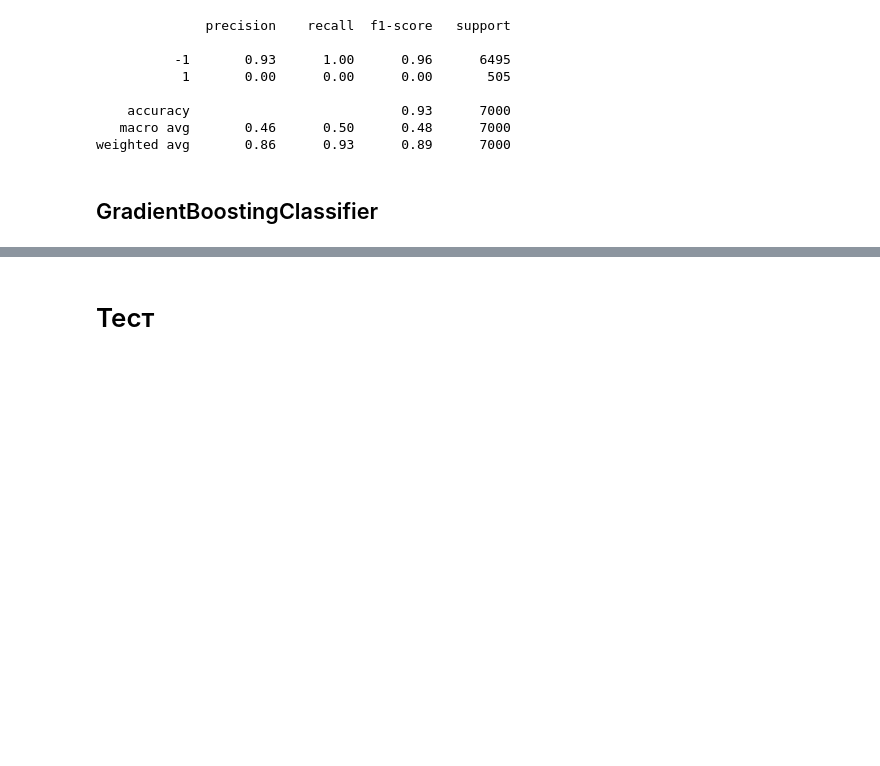
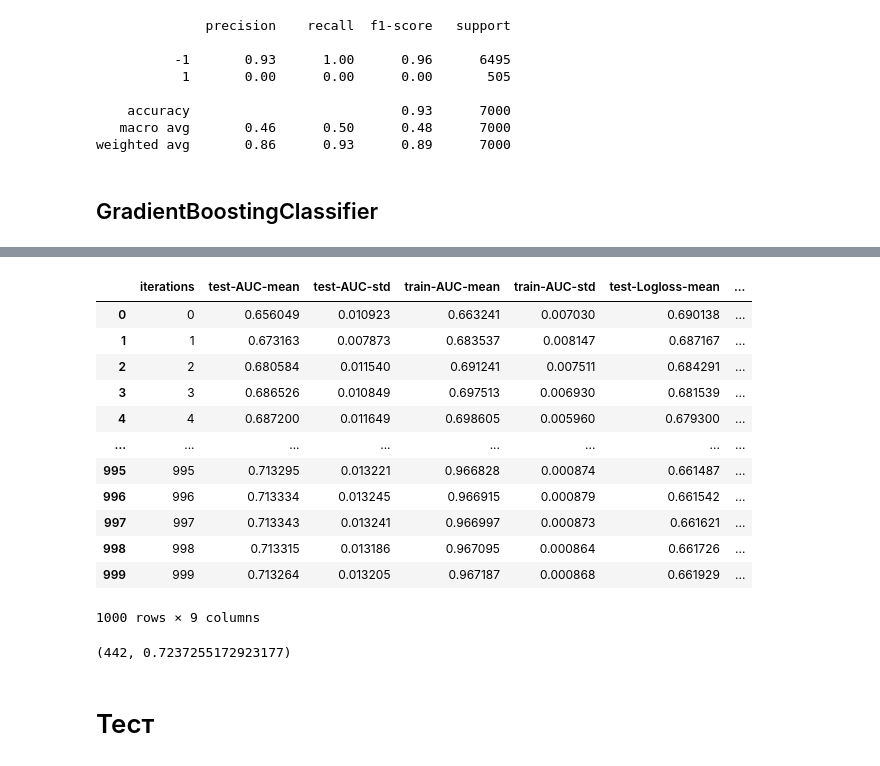
Before and after one commit to Uniholder/Specialization-Yandex-MIPT, a Jupyter notebook: 6_Final_projects/2_churn_prediction/week_3.ipynb, the cells around one changed output, grey strips where cells are left out. Drawn from its saved outputs; the diff is of its cells as text; code cells hidden in the pictures; blank space fills up the shorter version.

```diff
--- a/6_Final_projects/2_churn_prediction/week_3.ipynb
+++ b/6_Final_projects/2_churn_prediction/week_3.ipynb
@@ -117,6 +117,6 @@ from catboost import CatBoostClassifier
 # %%
 X, y = df_train_enc, df_train['target']
-cv = StratifiedShuffleSplit(random_state=0)
+cv = StratifiedShuffleSplit(random_state=0, )
 # %%
 X_train, X_val, y_train, y_val = train_test_split(X, y, test_size=0.2)
 # %% [markdown]
@@ -216,7 +216,7 @@ weighted avg       0.87      0.70      0.77      7000
 # %%
 rfc = RandomForestClassifier(oob_score=True)
 # %%
-rfc.fit(X_train, y_train)
+rfc.fit(X, y)
 # %% [output]
 RandomForestClassifier(oob_score=True)
 # %%
@@ -297,0 +280,16 @@ weighted avg       0.89      0.92      0.89      8750
+# %%
+base_params = {
+    'eval_metric': 'AUC:hints=skip_train~false',
+    'auto_class_weights': 'Balanced',
+    'verbose': False,
+    'loss_function': 'Logloss'
+}
+# %%
+cv_results = cv(
+    params={**base_params},
+    pool=Pool(X, y),
+    fold_count=5,
+    shuffle=True,
+    plot=True,
+    type='Classical'
+)
@@ -298,3 +315,23 @@ weighted avg       0.89      0.92      0.89      8750
+# %%
+cv_results
+# %% [output]
+|  | iterations | test-AUC-mean | test-AUC-std | train-AUC-mean | train-AUC-std | test-Logloss-mean | ... |
+| 0 | 0 | 0.656049 | 0.010923 | 0.663241 | 0.007030 | 0.690138 | ... |
+| 1 | 1 | 0.673163 | 0.007873 | 0.683537 | 0.008147 | 0.687167 | ... |
+| 2 | 2 | 0.680584 | 0.011540 | 0.691241 | 0.007511 | 0.684291 | ... |
+| 3 | 3 | 0.686526 | 0.010849 | 0.697513 | 0.006930 | 0.681539 | ... |
+| 4 | 4 | 0.687200 | 0.011649 | 0.698605 | 0.005960 | 0.679300 | ... |
+| ... | ... | ... | ... | ... | ... | ... | ... |
+| 995 | 995 | 0.713295 | 0.013221 | 0.966828 | 0.000874 | 0.661487 | ... |
+| 996 | 996 | 0.713334 | 0.013245 | 0.966915 | 0.000879 | 0.661542 | ... |
+| 997 | 997 | 0.713343 | 0.013241 | 0.966997 | 0.000873 | 0.661621 | ... |
+| 998 | 998 | 0.713315 | 0.013186 | 0.967095 | 0.000864 | 0.661726 | ... |
+| 999 | 999 | 0.713264 | 0.013205 | 0.967187 | 0.000868 | 0.661929 | ... |
+1000 rows × 9 columns
+# %%
+cv_results['test-AUC-mean'].argmax(), cv_results['test-AUC-mean'].max()
+# %% [output]
+(442, 0.7237255172923177)
 # %% [markdown]
 # Тест
 # %%
```
Also changed, not shown: parts of 26 cells of this notebook.
